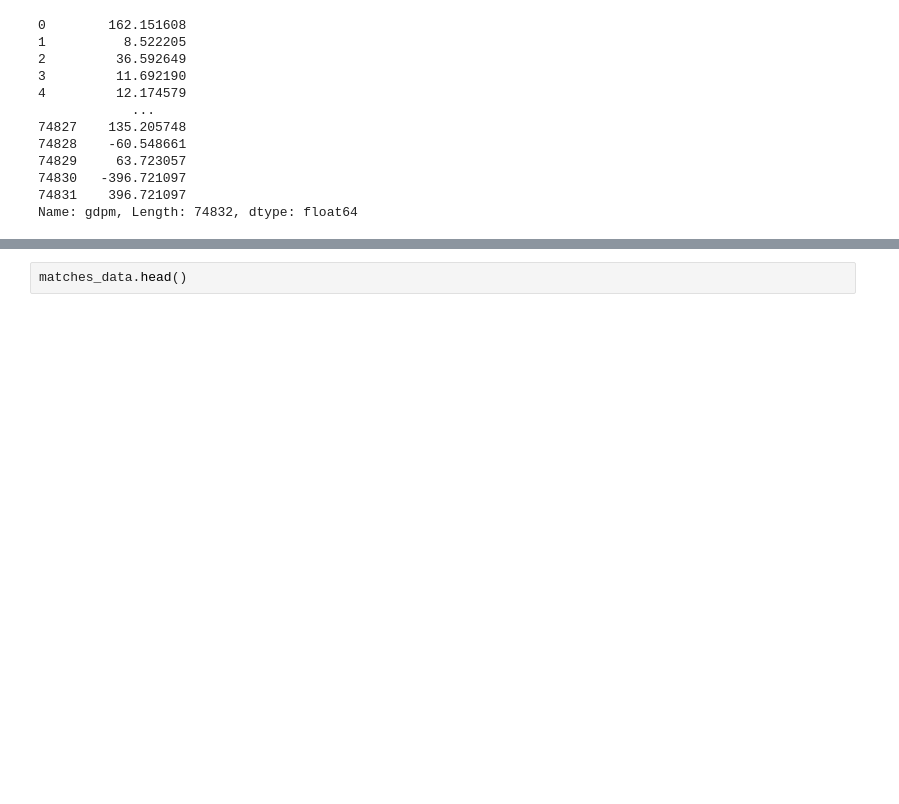
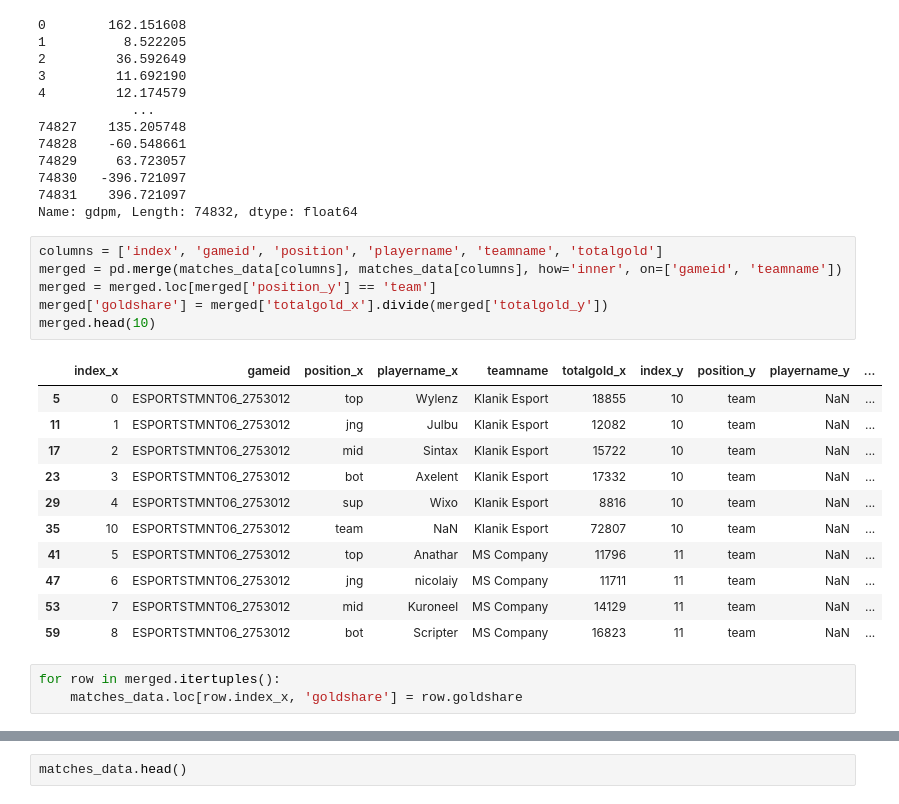
Before and after one commit to posky/LoL-Esports, a Jupyter notebook: lol_matches_data.ipynb, the cells around one changed output, grey strips where cells are left out. Cells and saved outputs as stored; diff of their text form; blank space fills up the shorter version.

```diff
--- a/lol_matches_data.ipynb
+++ b/lol_matches_data.ipynb
@@ -152,6 +152,27 @@ matches_data["gdpm"]
 74830   -396.721097
 74831    396.721097
 Name: gdpm, Length: 74832, dtype: float64
+# %%
+columns = ['index', 'gameid', 'position', 'playername', 'teamname', 'totalgold']
+merged = pd.merge(matches_data[columns], matches_data[columns], how='inner', on=['gameid', 'teamname'])
+merged = merged.loc[merged['position_y'] == 'team']
+merged['goldshare'] = merged['totalgold_x'].divide(merged['totalgold_y'])
+merged.head(10)
+# %% [output]
+|  | index_x | gameid | position_x | playername_x | teamname | totalgold_x | index_y | position_y | playername_y | ... |
+| 5 | 0 | ESPORTSTMNT06_2753012 | top | Wylenz | Klanik Esport | 18855 | 10 | team | NaN | ... |
+| 11 | 1 | ESPORTSTMNT06_2753012 | jng | Julbu | Klanik Esport | 12082 | 10 | team | NaN | ... |
+| 17 | 2 | ESPORTSTMNT06_2753012 | mid | Sintax | Klanik Esport | 15722 | 10 | team | NaN | ... |
+| 23 | 3 | ESPORTSTMNT06_2753012 | bot | Axelent | Klanik Esport | 17332 | 10 | team | NaN | ... |
+| 29 | 4 | ESPORTSTMNT06_2753012 | sup | Wixo | Klanik Esport | 8816 | 10 | team | NaN | ... |
+| 35 | 10 | ESPORTSTMNT06_2753012 | team | NaN | Klanik Esport | 72807 | 10 | team | NaN | ... |
+| 41 | 5 | ESPORTSTMNT06_2753012 | top | Anathar | MS Company | 11796 | 11 | team | NaN | ... |
+| 47 | 6 | ESPORTSTMNT06_2753012 | jng | nicolaiy | MS Company | 11711 | 11 | team | NaN | ... |
+| 53 | 7 | ESPORTSTMNT06_2753012 | mid | Kuroneel | MS Company | 14129 | 11 | team | NaN | ... |
+| 59 | 8 | ESPORTSTMNT06_2753012 | bot | Scripter | MS Company | 16823 | 11 | team | NaN | ... |
+# %%
+for row in merged.itertuples():
+    matches_data.loc[row.index_x, 'goldshare'] = row.goldshare
 # %%
 matches_data.columns
 # %% [output]
```
Also changed, not shown: parts of 5 cells of this notebook.
